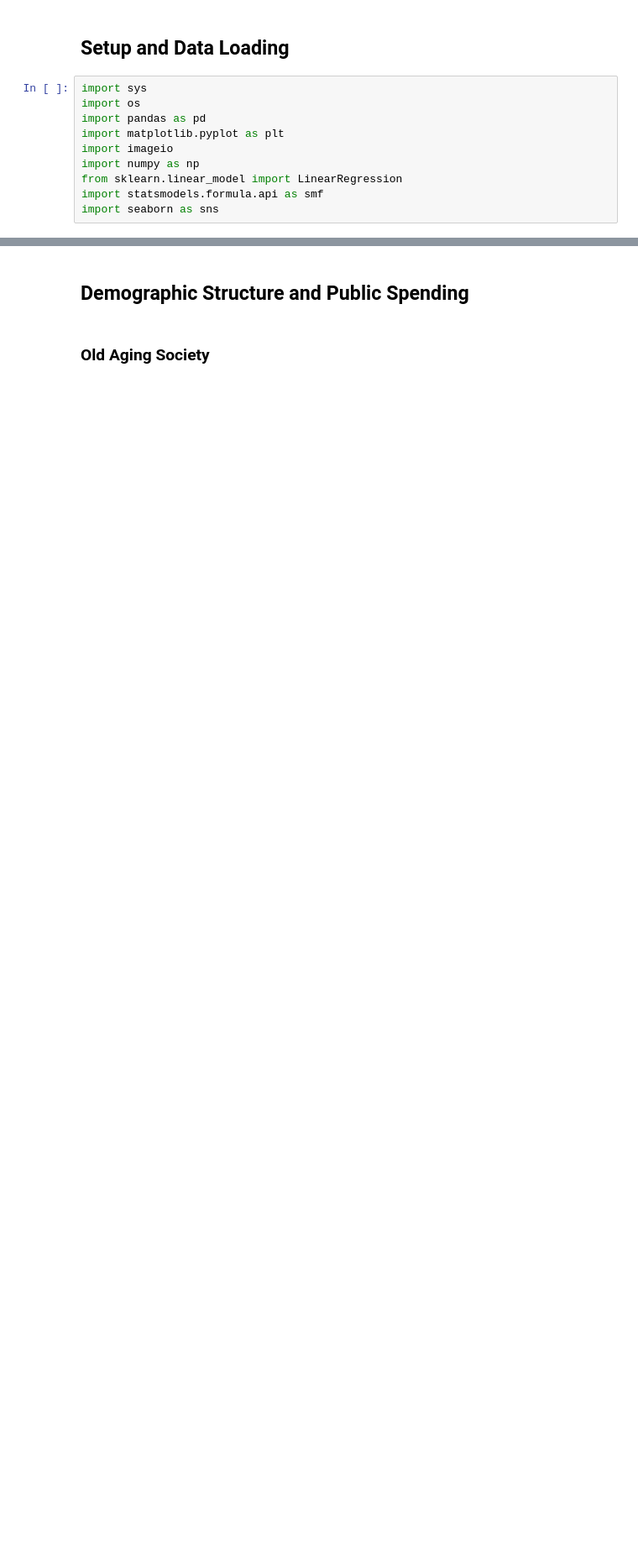
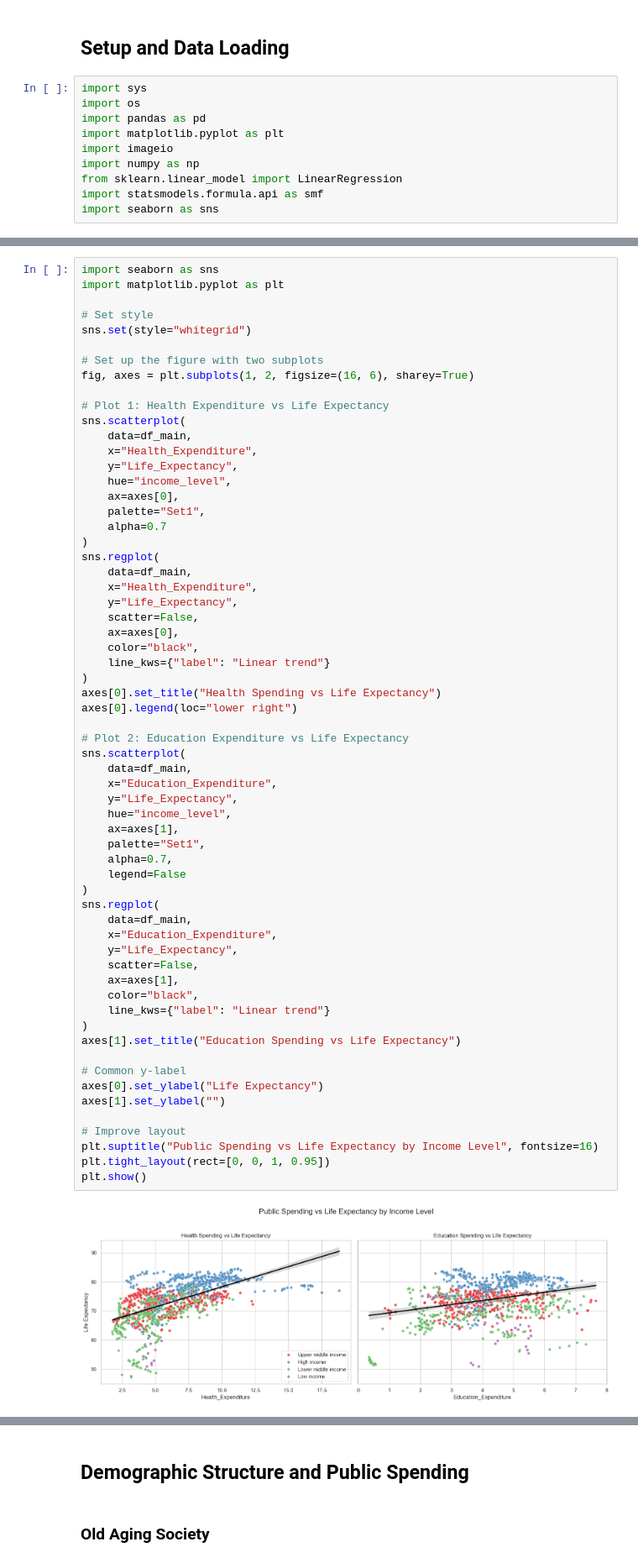
Before and after one commit to Graspp-25-Spring/graspp-25S-fiscalpolicy, a Jupyter notebook: notebooks/0. MAIN PROJECT.ipynb, the cells around one changed output, grey strips where cells are left out. Shown at 84% size. Cells and saved outputs as stored; diff of their text form; blank space fills up the shorter version.

```diff
--- a/notebooks/0. MAIN PROJECT.ipynb
+++ b/notebooks/0. MAIN PROJECT.ipynb
@@ -60,0 +239,64 @@ This is our main dataset, consists of 15 columns:
+# %%
+import seaborn as sns
+import matplotlib.pyplot as plt
+
+# Set style
+sns.set(style="whitegrid")
+
+# Set up the figure with two subplots
+fig, axes = plt.subplots(1, 2, figsize=(16, 6), sharey=True)
+
+# Plot 1: Health Expenditure vs Life Expectancy
+sns.scatterplot(
+    data=df_main,
+    x="Health_Expenditure",
+    y="Life_Expectancy",
+    hue="income_level",
+    ax=axes[0],
+    palette="Set1",
+    alpha=0.7
+)
+sns.regplot(
+    data=df_main,
+    x="Health_Expenditure",
+    y="Life_Expectancy",
+    scatter=False,
+    ax=axes[0],
+    color="black",
+    line_kws={"label": "Linear trend"}
+)
+axes[0].set_title("Health Spending vs Life Expectancy")
+axes[0].legend(loc="lower right")
+
+# Plot 2: Education Expenditure vs Life Expectancy
+sns.scatterplot(
+    data=df_main,
+    x="Education_Expenditure",
+    y="Life_Expectancy",
+    hue="income_level",
+    ax=axes[1],
+    palette="Set1",
+    alpha=0.7,
+    legend=False
+)
+sns.regplot(
+    data=df_main,
+    x="Education_Expenditure",
+    y="Life_Expectancy",
+    scatter=False,
+    ax=axes[1],
+    color="black",
+    line_kws={"label": "Linear trend"}
+)
+axes[1].set_title("Education Spending vs Life Expectancy")
+
+# Common y-label
+axes[0].set_ylabel("Life Expectancy")
+axes[1].set_ylabel("")
+
+# Improve layout
+plt.suptitle("Public Spending vs Life Expectancy by Income Level", fontsize=16)
+plt.tight_layout(rect=[0, 0, 1, 0.95])
+plt.show()
+# %% [output]
+[figure, added]
```
Also changed, not shown: parts of 20 cells of this notebook, 3 other files.
